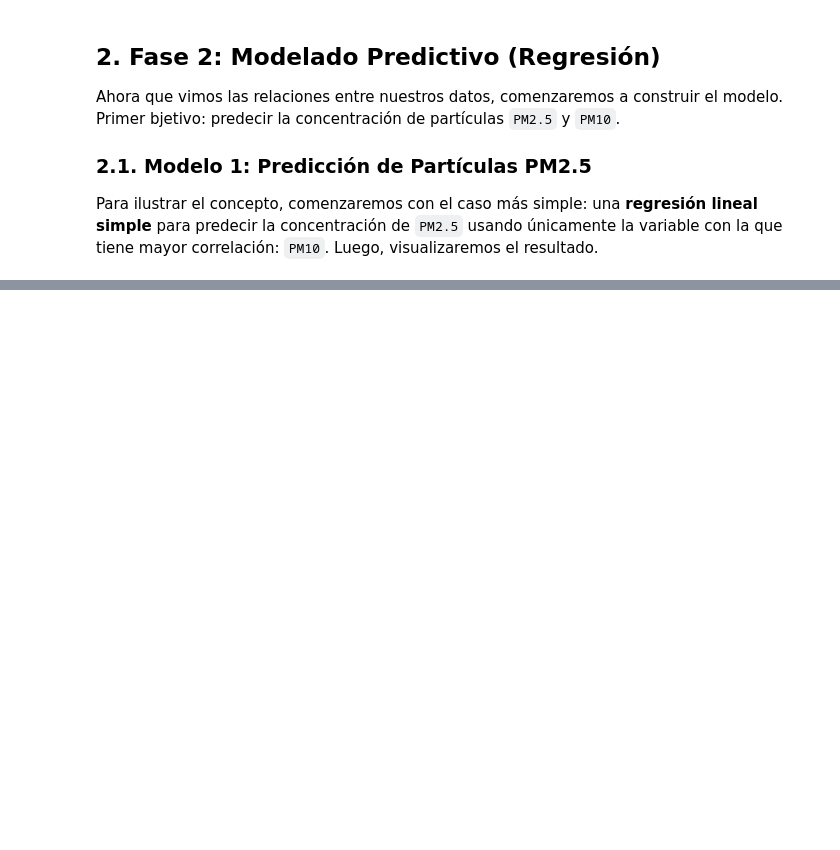
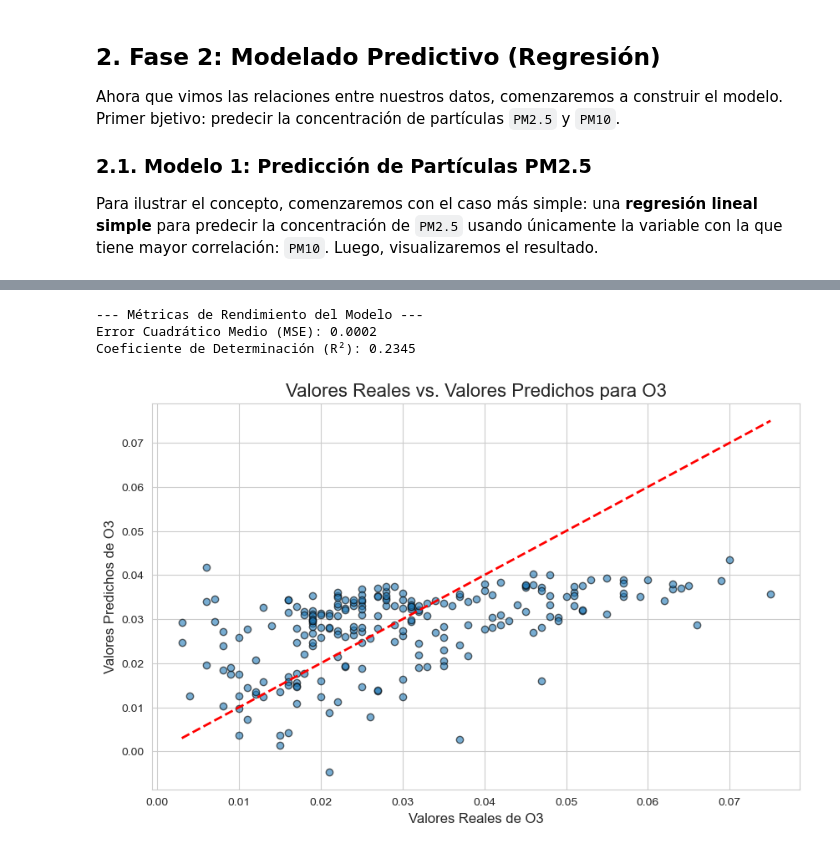
Before and after one commit to EmilianoRdzV/moca-analisis-contaminantes, a Jupyter notebook: Notebooks/CalidadAire.ipynb, the cells around one changed output, grey strips where cells are left out. Saved outputs shown, nothing was run; the diff lists cells and outputs as text; code cells hidden in the pictures; blank space fills up the shorter version.

```diff
--- a/Notebooks/CalidadAire.ipynb
+++ b/Notebooks/CalidadAire.ipynb
@@ -227,0 +239,52 @@ Como indica la documentación, el método espera dos argumentos principales:
+# %%
+# Regresión Lineal Múltiple: (NO2, CO) -> O3
+
+# Selección de Características (X) y Objetivo (y)
+# Usamos una lista de columnas para nuestras características
+featuresO3 = ['NO2', 'CO']
+targetO3 = 'O3'
+
+X_o3 = contaminantes[featuresO3]
+y_o3 = contaminantes[targetO3]
+
+# Entrenamiento y Prueba
+X_train_o3, X_test_o3, y_train_o3, y_test_o3 = train_test_split(
+    X_o3, y_o3, test_size=0.3, random_state=42)
+
+# Modelado R Multipe
+modeloO3 = LinearRegression()
+modeloO3.fit(X_train_o3, y_train_o3)
+
+
+# Predicciones
+y_pred_o3 = modeloO3.predict(X_test_o3)
+
+# Métricas
+
+# Error Cuadrático Medio (MSE): El promedio de los errores al cuadrado. *** Más bajo es mejor.
+mse = mean_squared_error(y_test_o3, y_pred_o3)
+
+# Coeficiente de Determinación (R²): Qué proporción de la varianza de O3 es explicada por el modelo. *** Más cercano a 1 es representativo.
+r2 = r2_score(y_test_o3, y_pred_o3)
+
+print(f"\n--- Métricas de Rendimiento del Modelo ---")
+print(f"Error Cuadrático Medio (MSE): {mse:.4f}")
+print(f"Coeficiente de Determinación (R²): {r2:.4f}")
+
+# Valores Reales vs. Predicciones
+plt.figure(figsize=(10, 6))
+plt.scatter(y_test_o3, y_pred_o3, alpha=0.6, edgecolors='k')
+
+# Añadimos una línea de referencia (y=x). Si los puntos caen sobre esta línea, la predicción es perfecta.
+plt.plot([y_test_o3.min(), y_test_o3.max()], [y_test_o3.min(), y_test_o3.max()], '--', color='red', linewidth=2)
+plt.title('Valores Reales vs. Valores Predichos para O3', fontsize=16)
+plt.xlabel('Valores Reales de O3', fontsize=12)
+plt.ylabel('Valores Predichos de O3', fontsize=12)
+plt.grid(True)
+plt.savefig('../Images/regresionMultiple.png', dpi=300, bbox_inches='tight')
+plt.show()
+# %% [output]
+--- Métricas de Rendimiento del Modelo ---
+Error Cuadrático Medio (MSE): 0.0002
+Coeficiente de Determinación (R²): 0.2345
+[figure, added]
```
Also changed, not shown: parts of 22 cells of this notebook, 7 other files.
